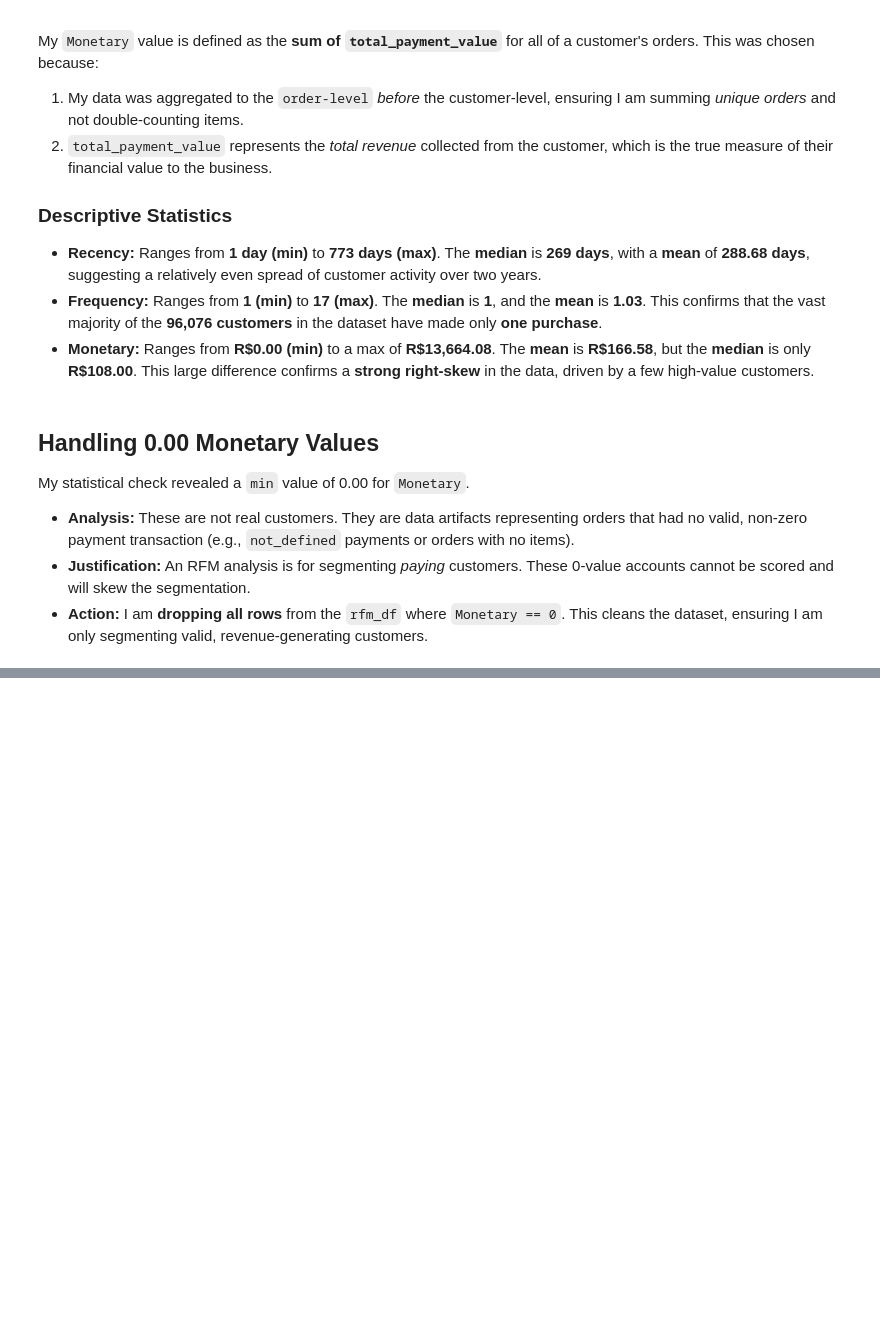
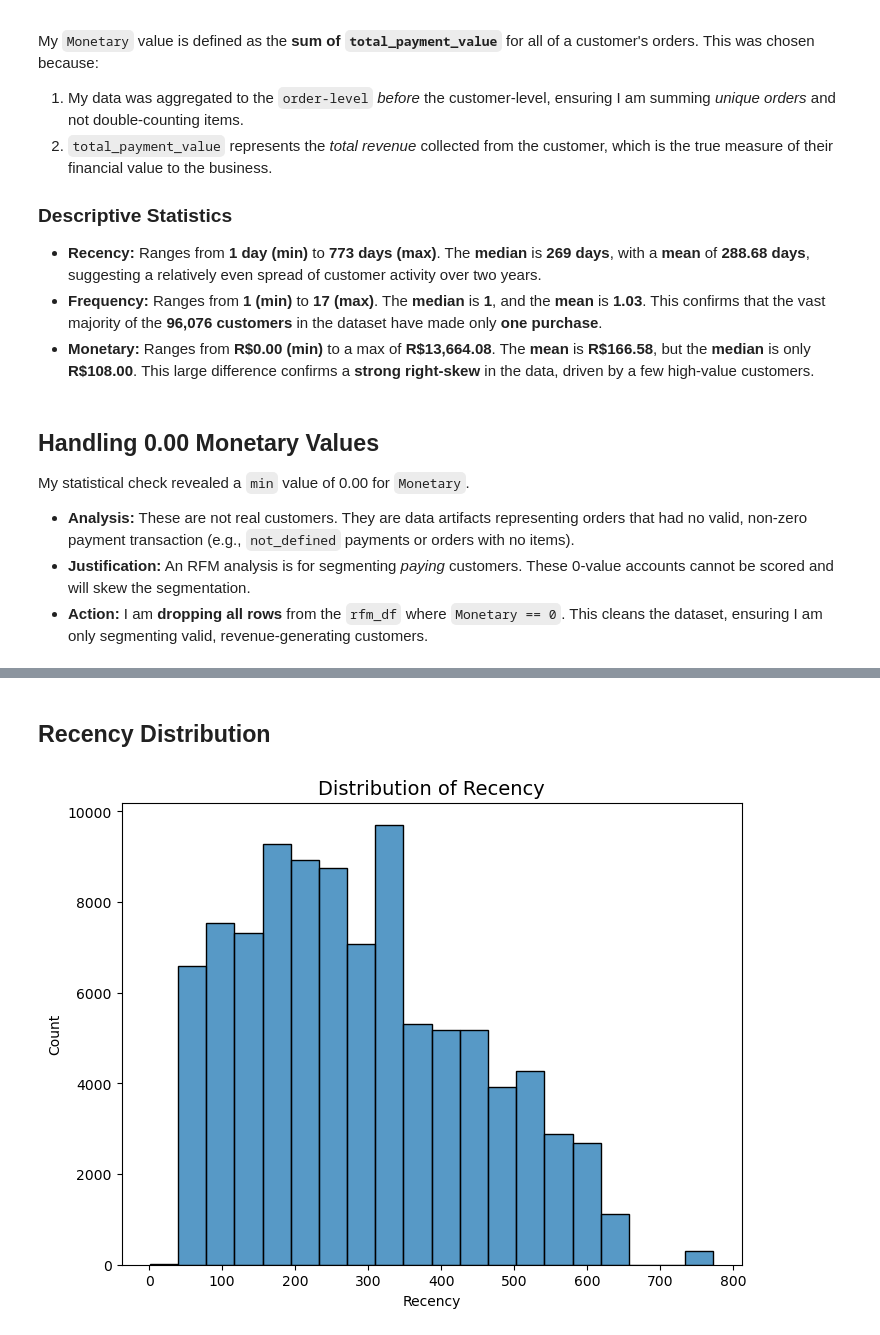
Before and after one commit to zeeshan-akram-ds/Olist-ECommerce-Analysis, a Jupyter notebook: notebooks/03_RFM_Analysis.ipynb, the cells around one changed output, grey strips where cells are left out. Cells and saved outputs as stored; diff of their text form; code cells hidden in the pictures; blank space fills up the shorter version.

Commit message:
Visualize and interpret the metrics Recency, Frequency and Monetary

```diff
--- a/notebooks/03_RFM_Analysis.ipynb
+++ b/notebooks/03_RFM_Analysis.ipynb
@@ -163,0 +172,9 @@ rfm_df = rfm_df[~(rfm_df['Monetary'] == 0)]
+# %% [markdown]
+## Recency Distribution
+# %%
+plt.figure(figsize=(8,6))
+sns.histplot(data=rfm_df, x='Recency', bins=20)
+plt.title("Distribution of Recency", fontsize=14)
+plt.show()
+# %% [output]
+[figure, added]
```
Also changed, not shown: parts of 7 cells of this notebook.
